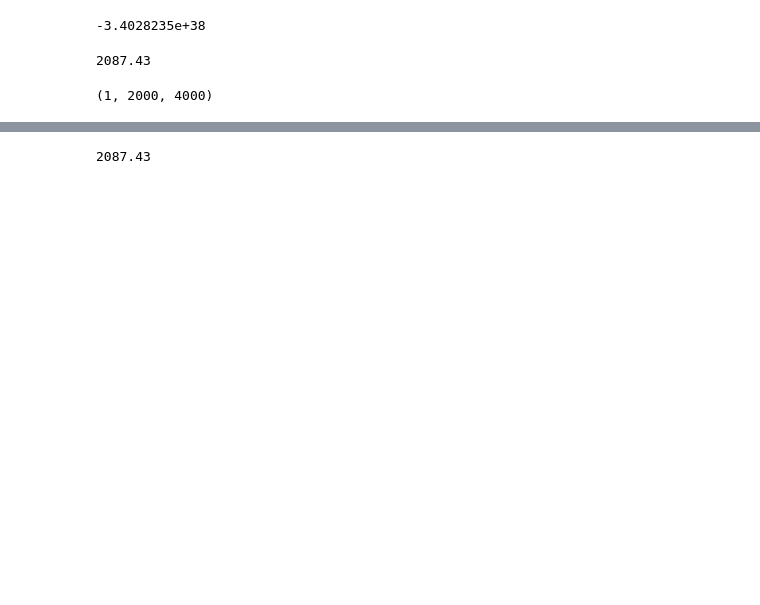
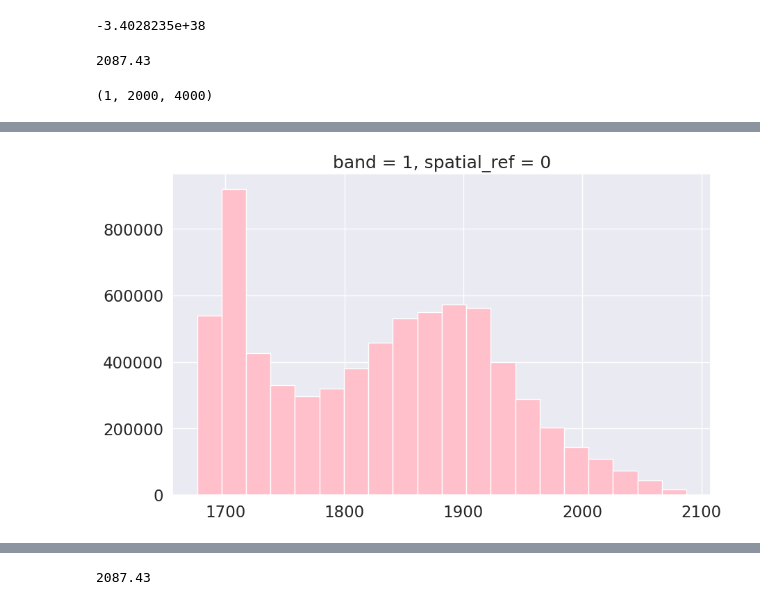
Before and after one commit to aperez14/gis606-02-lab3, a Jupyter notebook: 3.1 intro_to_raster.ipynb, the cells around one changed output, grey strips where cells are left out. Cells and saved outputs as stored; diff of their text form; code cells hidden in the pictures; blank space fills up the shorter version.

```diff
--- a/3.1 intro_to_raster.ipynb
+++ b/3.1 intro_to_raster.ipynb
@@ -108,7 +129,9 @@ dtm_pre_arr.shape
 # %%
-#f, ax = plt.subplots(figsize=(10, 6))
-#dtm_pre_arr.plot.hist(color="pink", bins=20)
-#pit.show()
+f, ax = plt.subplots(figsize=(10, 6))
+dtm_pre_arr.plot.hist(color="pink", bins=20)
+plt.show()
+# %% [output]
+[figure, added]
 # %%
 #QA/QC data
 np.nanmin(dtm_pre_arr.data)
```
Also changed, not shown: parts of 11 cells of this notebook.
